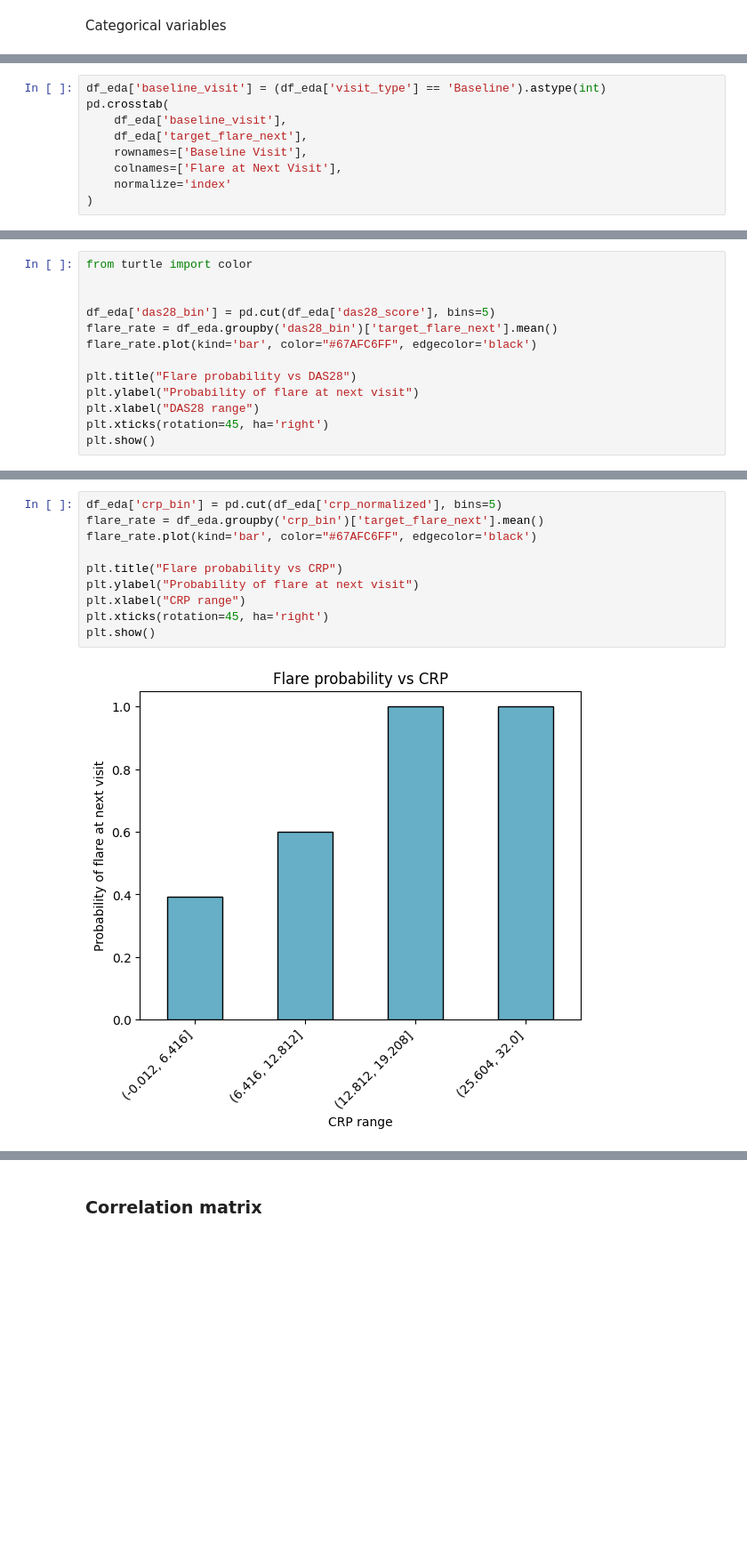
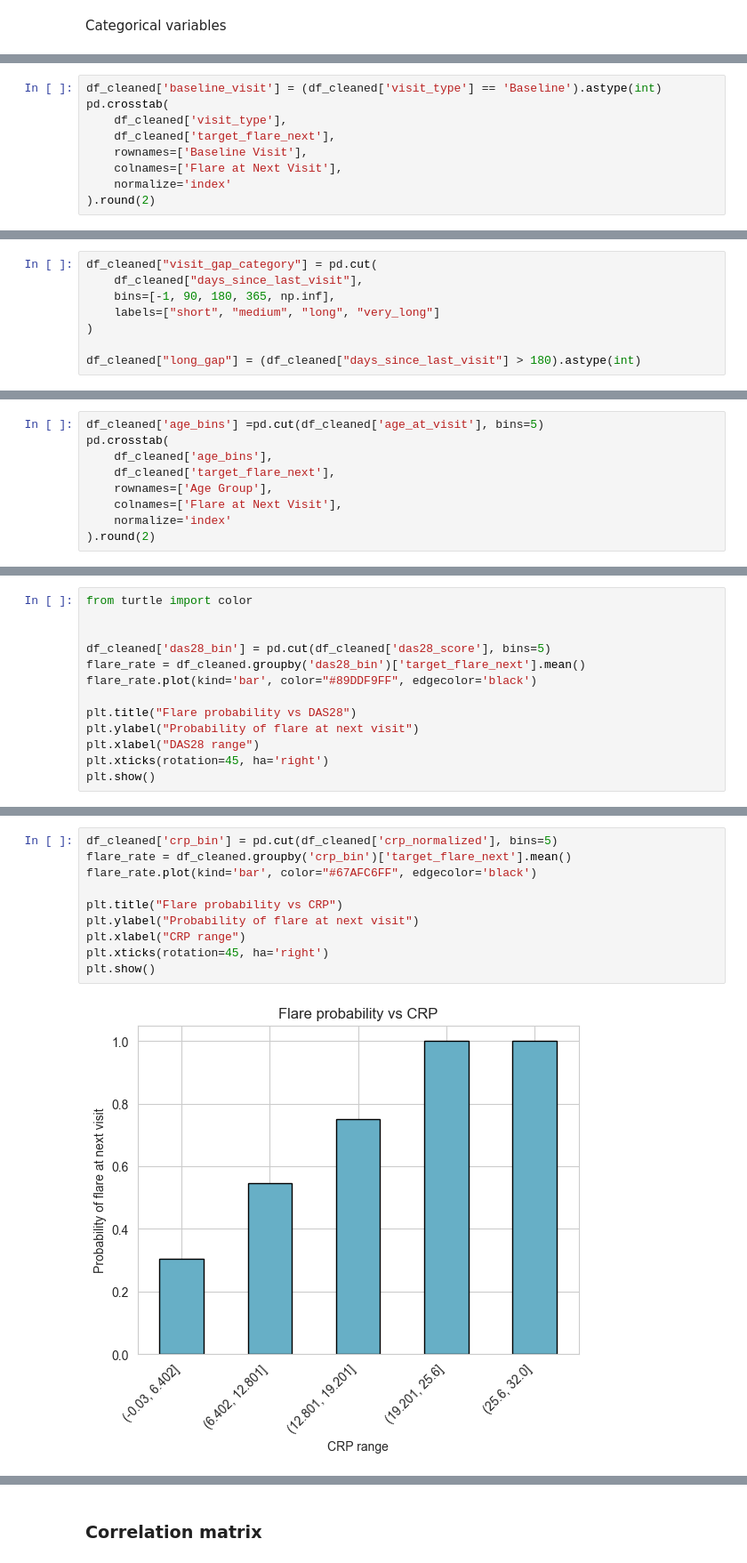
Before and after one commit to konnatzeik/Master_Thesis, a Jupyter notebook: notebooks/01_EDA.ipynb, the cells around one changed output, grey strips where cells are left out. Shown at 89% size. Saved outputs shown, nothing was run; the diff lists cells and outputs as text; blank space fills up the shorter version.

```diff
--- a/notebooks/01_EDA.ipynb
+++ b/notebooks/01_EDA.ipynb
@@ -1045,13 +1301,13 @@ days_since_last_visit_bin
 Name: count, dtype: int64
 # %%
-df_eda['baseline_visit'] = (df_eda['visit_type'] == 'Baseline').astype(int)
+df_cleaned['baseline_visit'] = (df_cleaned['visit_type'] == 'Baseline').astype(int)
 pd.crosstab(
-    df_eda['baseline_visit'],
-    df_eda['target_flare_next'],
+    df_cleaned['visit_type'],
+    df_cleaned['target_flare_next'],
     rownames=['Baseline Visit'],
     colnames=['Flare at Next Visit'],
     normalize='index'
-)
+).round(2)
 # %% [output]
 | Flare at Next Visit | 0 | 1 |
 | Baseline Visit |  |  |
@@ -1063,0 +1316,8 @@ Series([], Name: count, dtype: int64)
+# %%
+df_cleaned["visit_gap_category"] = pd.cut(
+    df_cleaned["days_since_last_visit"],
+    bins=[-1, 90, 180, 365, np.inf],
+    labels=["short", "medium", "long", "very_long"]
+)
+
+df_cleaned["long_gap"] = (df_cleaned["days_since_last_visit"] > 180).astype(int)
@@ -1063,0 +1351,9 @@ Series([], Name: count, dtype: int64)
+# %%
+df_cleaned['age_bins'] =pd.cut(df_cleaned['age_at_visit'], bins=5)
+pd.crosstab(
+    df_cleaned['age_bins'],
+    df_cleaned['target_flare_next'],
+    rownames=['Age Group'],
+    colnames=['Flare at Next Visit'],
+    normalize='index'
+).round(2)
@@ -1065,9 +1382,9 @@ Series([], Name: count, dtype: int64)
 from turtle import color
 
 
-df_eda['das28_bin'] = pd.cut(df_eda['das28_score'], bins=5)
-flare_rate = df_eda.groupby('das28_bin')['target_flare_next'].mean()
-flare_rate.plot(kind='bar', color="#67AFC6FF", edgecolor='black')
+df_cleaned['das28_bin'] = pd.cut(df_cleaned['das28_score'], bins=5)
+flare_rate = df_cleaned.groupby('das28_bin')['target_flare_next'].mean()
+flare_rate.plot(kind='bar', color="#89DDF9FF", edgecolor='black')
 
 plt.title("Flare probability vs DAS28")
 plt.ylabel("Probability of flare at next visit")
@@ -1079,13 +1396,13 @@ plt.show()
 # %%
-df_eda['crp_bin'] = pd.cut(df_eda['crp_normalized'], bins=5)
-flare_rate = df_eda.groupby('crp_bin')['target_flare_next'].mean()
+df_cleaned['crp_bin'] = pd.cut(df_cleaned['crp_normalized'], bins=5)
+flare_rate = df_cleaned.groupby('crp_bin')['target_flare_next'].mean()
 flare_rate.plot(kind='bar', color="#67AFC6FF", edgecolor='black')
 
 plt.title("Flare probability vs CRP")
 plt.ylabel("Probability of flare at next visit")
 plt.xlabel("CRP range")
 plt.xticks(rotation=45, ha='right')
 plt.show()
 # %% [output]
-[figure, old version]
+[figure, new version]
 # %%
```
Also changed, not shown: parts of 95 cells of this notebook.
